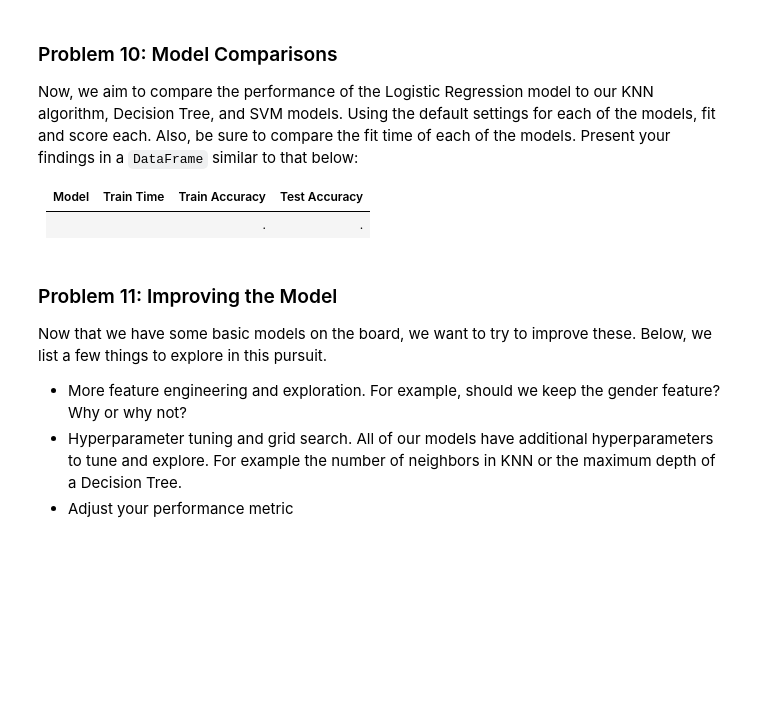
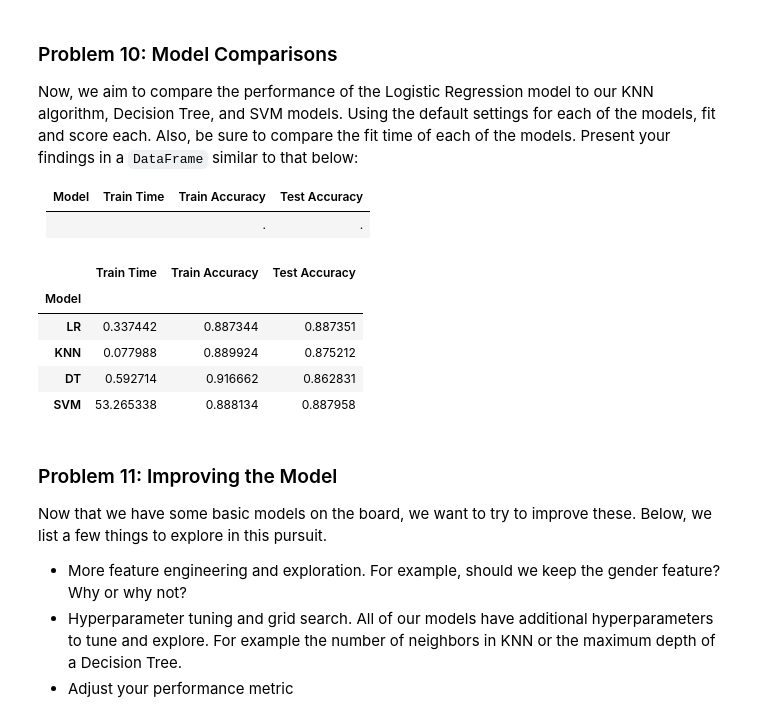
Before and after one commit to zaldabus/bank_marketing_campaign, a Jupyter notebook: prompt_III.ipynb, the cells around one changed output. Saved outputs shown, nothing was run; the diff lists cells and outputs as text; code cells hidden in the pictures; blank space fills up the shorter version.

```diff
--- a/prompt_III.ipynb
+++ b/prompt_III.ipynb
@@ -237,3 +263,51 @@ Now, we aim to compare the performance of the Logistic Regression model to our K
+# %%
+# Decision Tree
+dt_pipeline = Pipeline([
+    ('transform', transformer),
+    ('clf', DecisionTreeClassifier(random_state=42))
+])
+
+dt_fit_start = time.time()
+dt_pipeline.fit(X_bank_train, y_bank_train)
+dt_fit_end = time.time()
+
+dt_fit_time = (dt_fit_end - dt_fit_start)
+# %%
+train_times.append(dt_fit_time)
+train_accuracy.append(dt_pipeline.score(X_bank_train, y_bank_train))
+test_accuracy.append(dt_pipeline.score(X_bank_test, y_bank_test))
+# %%
+# SVM
+svm_pipeline = Pipeline([
+    ('transform', transformer),
+    ('clf', SVC(random_state=42))
+])
+
+svm_fit_start = time.time()
+svm_pipeline.fit(X_bank_train, y_bank_train)
+svm_fit_end = time.time()
+
+svm_fit_time = (svm_fit_end - svm_fit_start)
+# %%
+train_times.append(svm_fit_time)
+train_accuracy.append(svm_pipeline.score(X_bank_train, y_bank_train))
+test_accuracy.append(svm_pipeline.score(X_bank_test, y_bank_test))
+# %%
+model_comparison_df = pd.DataFrame({
+    'Model': models,
+    'Train Time': train_times,
+    'Train Accuracy': train_accuracy,
+    'Test Accuracy': test_accuracy
+})
+
+model_comparison_df.set_index('Model')
+# %% [output]
+|  | Train Time | Train Accuracy | Test Accuracy |
+| Model |  |  |  |
+| LR | 0.337442 | 0.887344 | 0.887351 |
+| KNN | 0.077988 | 0.889924 | 0.875212 |
+| DT | 0.592714 | 0.916662 | 0.862831 |
+| SVM | 53.265338 | 0.888134 | 0.887958 |
 # %% [markdown]
 ### Problem 11: Improving the Model
 
```
Also changed, not shown: parts of 7 cells of this notebook.
